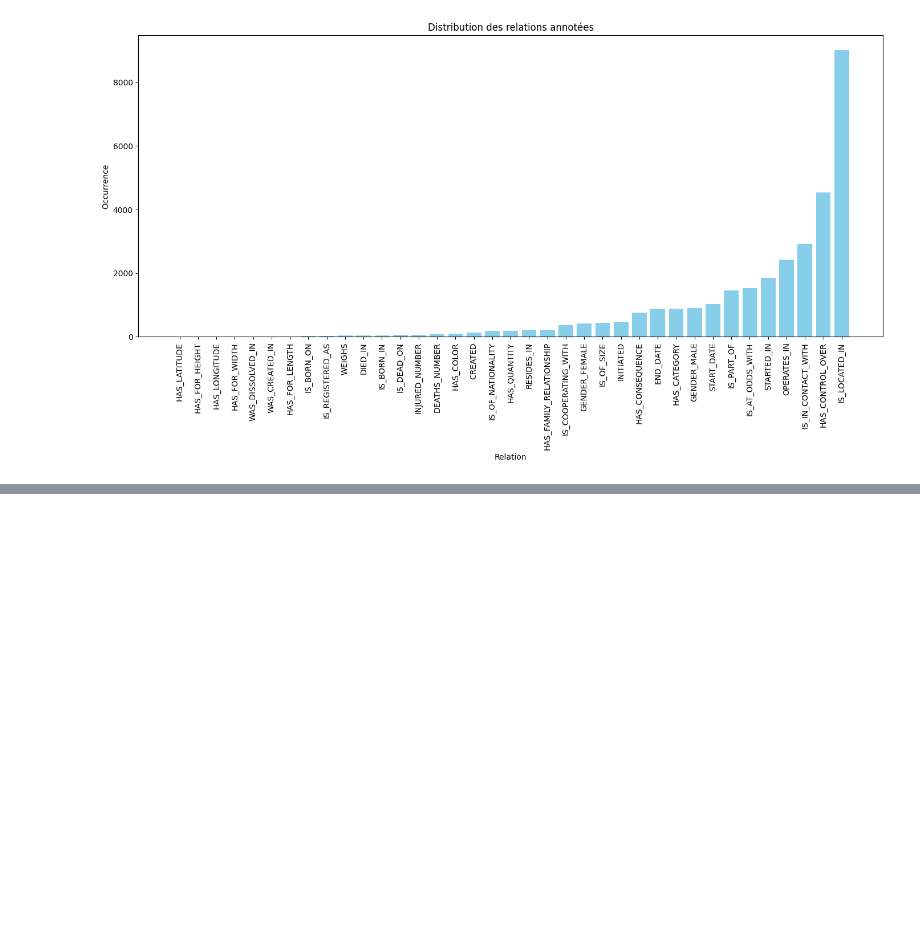
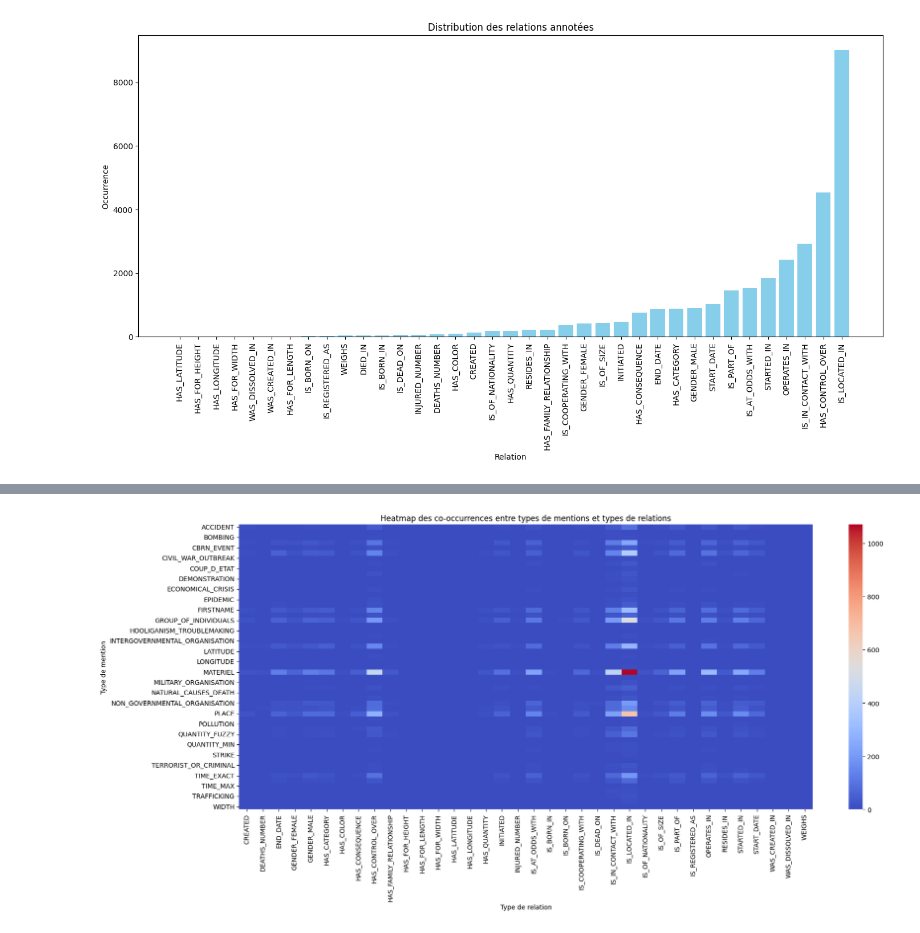
Before and after one commit to MokipoCode/TextMine25, a Jupyter notebook: notebooks/data_exploration.ipynb, the cells around one changed output, grey strips where cells are left out. Cells and saved outputs as stored; diff of their text form; code cells hidden in the pictures; blank space fills up the shorter version.

```diff
--- a/notebooks/data_exploration.ipynb
+++ b/notebooks/data_exploration.ipynb
@@ -96,0 +123,2 @@ plt.show()
+# %%
+tokenizer = AutoTokenizer.from_pretrained('roberta-large')
@@ -96,0 +191,29 @@ plt.show()
+# %%
+import seaborn as sns
+
+mention_types = []
+relation_types = []
+
+# Type subject_id for predicate (ou A REL) (B étant ignoré)
+
+for index, row in train_df.iterrows():
+    for entity in row['entities']:
+        mention_types.append(entity['type'])
+    for relation in row['relations']:
+        relation_types.append(relation[1])
+
+mention_df = pd.DataFrame(mention_types, columns=['mention_type'])
+relation_df = pd.DataFrame(relation_types, columns=['relation_type'])
+
+co_occurrence_matrix = pd.crosstab(mention_df['mention_type'], relation_df['relation_type'])
+
+plt.figure(figsize=(20, 8))
+sns.heatmap(co_occurrence_matrix, annot=False, fmt="d", cmap="coolwarm", cbar=True)
+plt.title('Heatmap des co-occurrences entre types de mentions et types de relations')
+plt.xlabel('Type de relation')
+plt.ylabel('Type de mention')
+plt.xticks(rotation=90)
+plt.yticks(rotation=0)
+plt.show()
+# %% [output]
+[figure, added]
```
Also changed, not shown: parts of 7 cells of this notebook, 5 other files.
